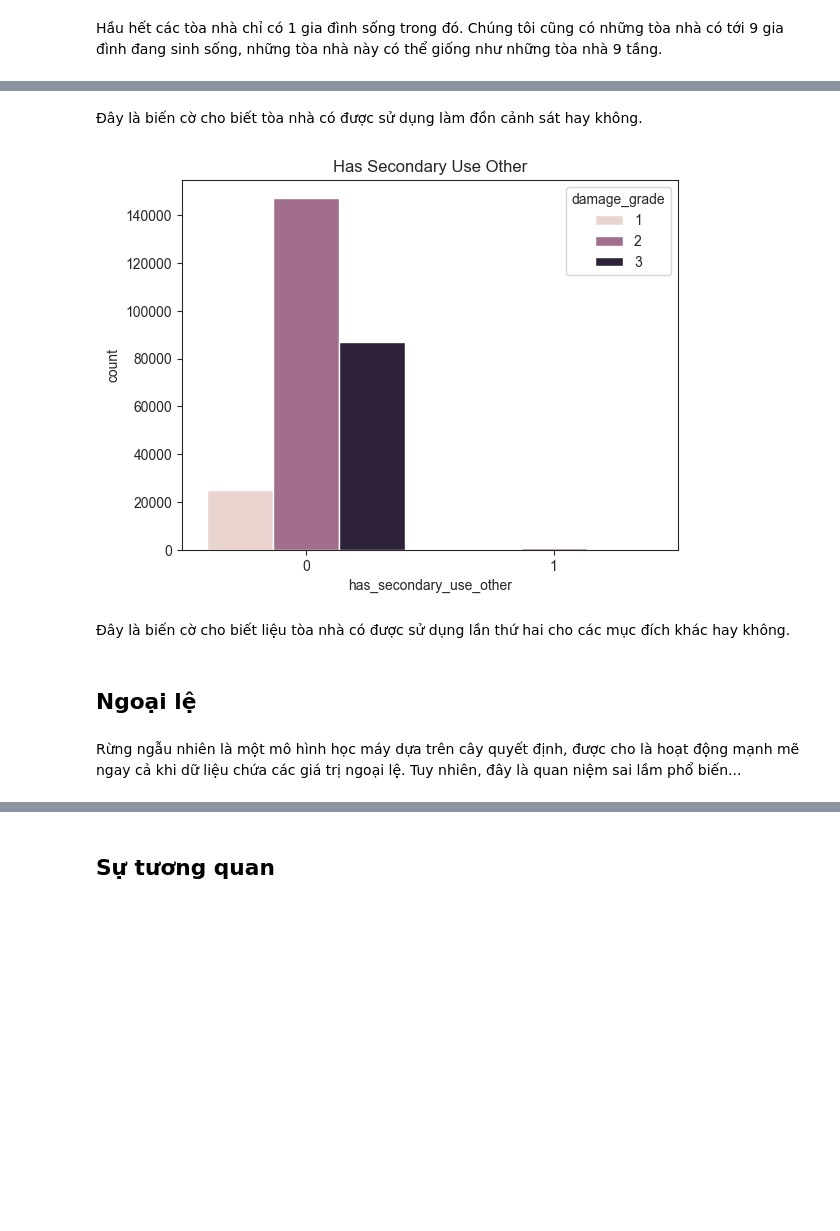
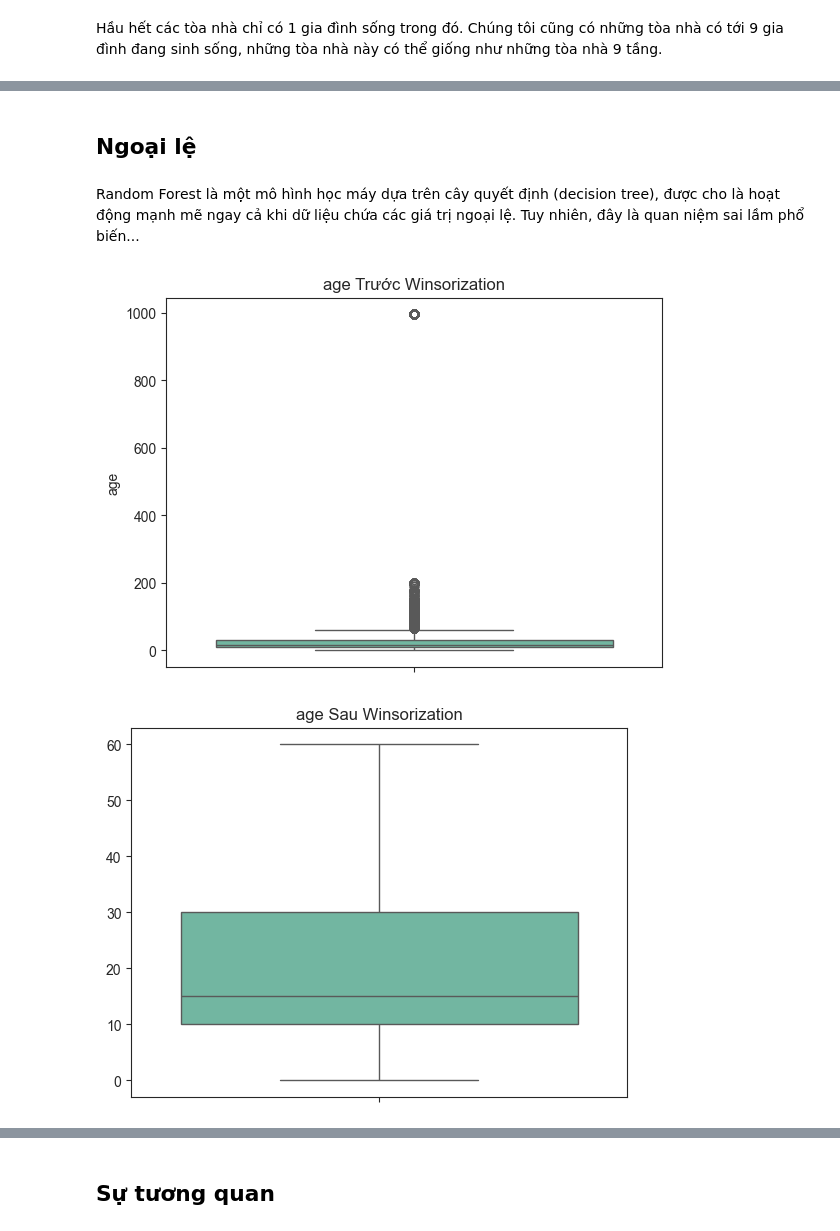
Before and after one commit to hoandhh/ML_Earthquake_Damage, a Jupyter notebook: Final.ipynb, the cells around one changed output, grey strips where cells are left out. Cells and saved outputs as stored; diff of their text form; code cells hidden in the pictures; blank space fills up the shorter version.

```diff
--- a/Final.ipynb
+++ b/Final.ipynb
@@ -425,17 +269,30 @@ plt.show()
-# %% [markdown]
-Đây là biến cờ cho biết tòa nhà có được sử dụng làm đồn cảnh sát hay không.
-# %%
-sns.countplot(x = train_value["has_secondary_use_other"], hue = train_labels["damage_grade"])
-plt.title("Has Secondary Use Other")
-plt.show()
-# %% [output]
-[figure, removed]
-# %% [markdown]
-Đây là biến cờ cho biết liệu tòa nhà có được sử dụng lần thứ hai cho các mục đích khác hay không.
 # %% [markdown]
 ## **Ngoại lệ**
 # %% [markdown]
 
-Rừng ngẫu nhiên là một mô hình học máy dựa trên cây quyết định, được cho là hoạt động mạnh mẽ ngay cả khi dữ liệu chứa các giá trị ngoại lệ. Tuy nhiên, đây là quan niệm sai lầm phổ biến...
+Random Forest là một mô hình học máy dựa trên cây quyết định (decision tree), được cho là hoạt động mạnh mẽ ngay cả khi dữ liệu chứa các giá trị ngoại lệ. Tuy nhiên, đây là quan niệm sai lầm phổ biến...
+# %%
+#Data source
+name = "age"
+data = train_value[name]
+
+#Trước winsorization
+sns.boxplot(data)
+plt.title("{} Trước Winsorization".format(name))
+plt.show()
+
+#Winsorization
+winsorized_data = winsorize(data,(0, 0.05))
+
+#Sau winsorization
+sns.boxplot(winsorized_data)
+plt.title("{} Sau Winsorization".format(name))
+plt.show()
+
+#Thay thế data trong dataset
+train_value[name] = winsorized_data
+# %% [output]
+[figure, added]
+[figure, added]
 # %%
 #Data source
```
Also changed, not shown: parts of 52 cells of this notebook.
